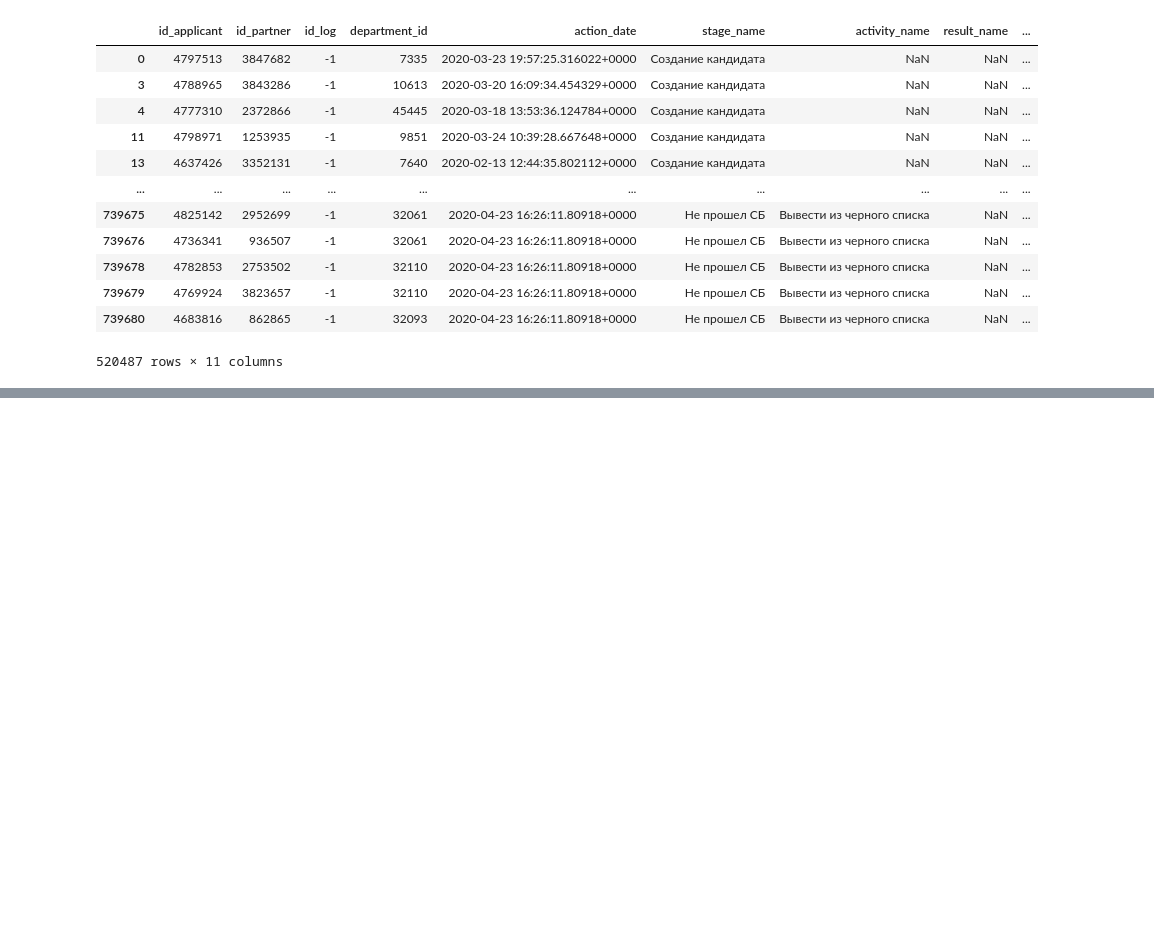
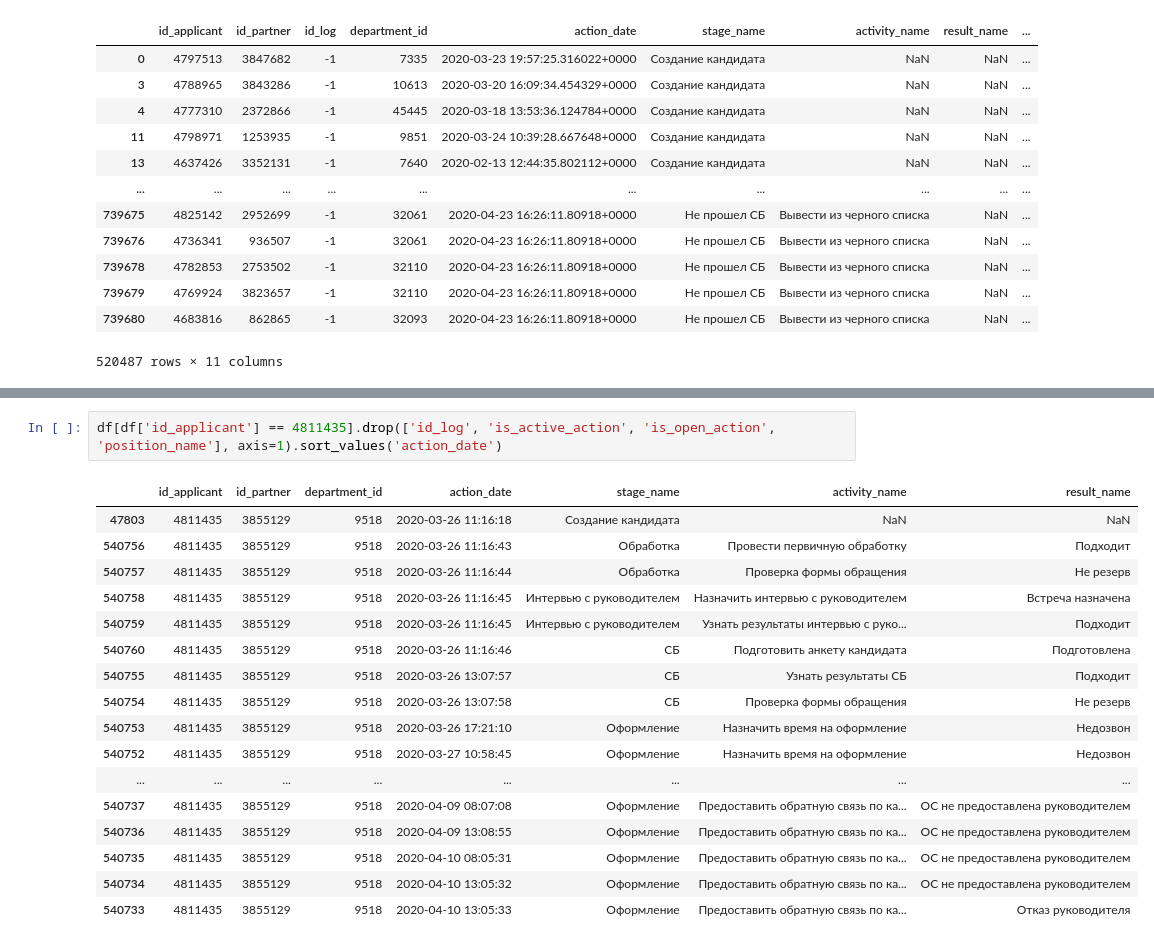
Before and after one commit to Timkasyan/NIR_group_1, a Jupyter notebook: nir_project.ipynb, the cells around one changed output, grey strips where cells are left out. Cells and saved outputs as stored; diff of their text form; blank space fills up the shorter version.

```diff
--- a/nir_project.ipynb
+++ b/nir_project.ipynb
@@ -240,0 +396,20 @@ TypeError: Parser must be a string or character stream, not datetime
+# %%
+df[df['id_applicant'] == 4811435].drop(['id_log', 'is_active_action', 'is_open_action', 'position_name'], axis=1).sort_values('action_date')
+# %% [output]
+|  | id_applicant | id_partner | department_id | action_date | stage_name | activity_name | result_name |
+| 47803 | 4811435 | 3855129 | 9518 | 2020-03-26 11:16:18 | Создание кандидата | NaN | NaN |
+| 540756 | 4811435 | 3855129 | 9518 | 2020-03-26 11:16:43 | Обработка | Провести первичную обработку | Подходит |
+| 540757 | 4811435 | 3855129 | 9518 | 2020-03-26 11:16:44 | Обработка | Проверка формы обращения | Не резерв |
+| 540758 | 4811435 | 3855129 | 9518 | 2020-03-26 11:16:45 | Интервью с руководителем | Назначить интервью с руководителем | Встреча назначена |
+| 540759 | 4811435 | 3855129 | 9518 | 2020-03-26 11:16:45 | Интервью с руководителем | Узнать результаты интервью с руко... | Подходит |
+| 540760 | 4811435 | 3855129 | 9518 | 2020-03-26 11:16:46 | СБ | Подготовить анкету кандидата | Подготовлена |
+| 540755 | 4811435 | 3855129 | 9518 | 2020-03-26 13:07:57 | СБ | Узнать результаты СБ | Подходит |
+| 540754 | 4811435 | 3855129 | 9518 | 2020-03-26 13:07:58 | СБ | Проверка формы обращения | Не резерв |
+| 540753 | 4811435 | 3855129 | 9518 | 2020-03-26 17:21:10 | Оформление | Назначить время на оформление | Недозвон |
+| 540752 | 4811435 | 3855129 | 9518 | 2020-03-27 10:58:45 | Оформление | Назначить время на оформление | Недозвон |
+| ... | ... | ... | ... | ... | ... | ... | ... |
+| 540737 | 4811435 | 3855129 | 9518 | 2020-04-09 08:07:08 | Оформление | Предоставить обратную связь по ка... | ОС не предоставлена руководителем |
+| 540736 | 4811435 | 3855129 | 9518 | 2020-04-09 13:08:55 | Оформление | Предоставить обратную связь по ка... | ОС не предоставлена руководителем |
+| 540735 | 4811435 | 3855129 | 9518 | 2020-04-10 08:05:31 | Оформление | Предоставить обратную связь по ка... | ОС не предоставлена руководителем |
+| 540734 | 4811435 | 3855129 | 9518 | 2020-04-10 13:05:32 | Оформление | Предоставить обратную связь по ка... | ОС не предоставлена руководителем |
+| 540733 | 4811435 | 3855129 | 9518 | 2020-04-10 13:05:33 | Оформление | Предоставить обратную связь по ка... | Отказ руководителя |
```
Also changed, not shown: parts of 19 cells of this notebook, 1 other file.
